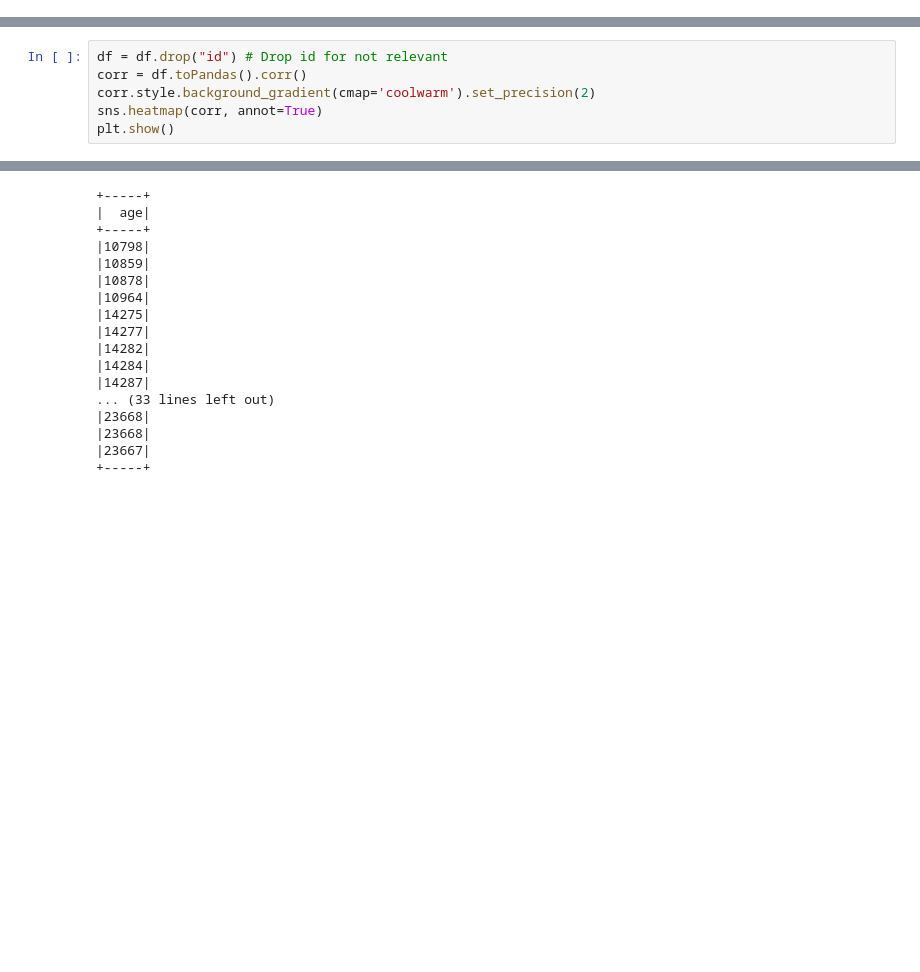
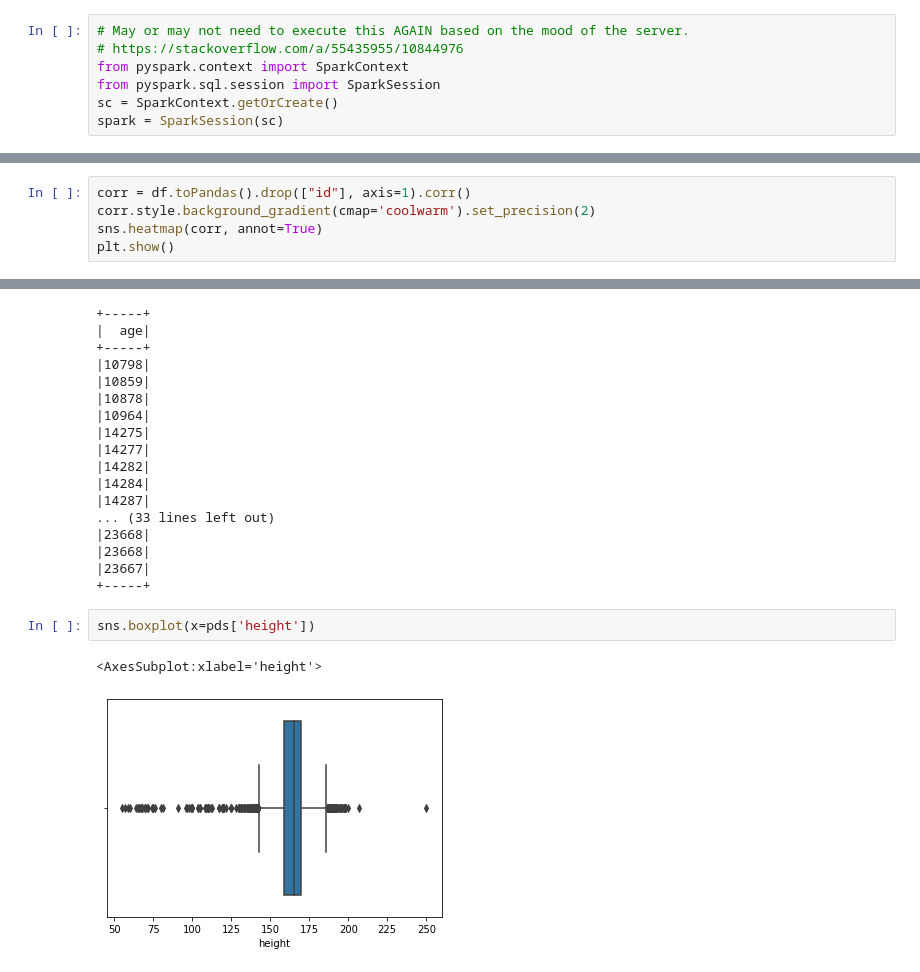
Before and after one commit to ydai992-uoa/INFOSYS722-BDAS, a Jupyter notebook: code/BDAS.ipynb, the cells around one changed output, grey strips where cells are left out. Saved outputs shown, nothing was run; the diff lists cells and outputs as text; blank space fills up the shorter version.

```diff
--- a/code/BDAS.ipynb
+++ b/code/BDAS.ipynb
@@ -30,6 +12,13 @@ findspark.init('/home/ubuntu/spark-2.1.1-bin-hadoop2.7')
 import pyspark
 from pyspark.sql import SparkSession
 spark = SparkSession.builder.appName('basics').getOrCreate()
+# %%
+# May or may not need to execute this AGAIN based on the mood of the server.
+# https://stackoverflow.com/a/55435955/10844976
+from pyspark.context import SparkContext
+from pyspark.sql.session import SparkSession
+sc = SparkContext.getOrCreate()
+spark = SparkSession(sc)
 # %%
 # 2.3
 df = spark.read.option("header",True).option("inferSchema",True).csv('../dataset/cardio_train_preprocessed.csv')
@@ -73,8 +62,7 @@ plt.show()
 # %% [output]
 [figure]
 # %%
-df = df.drop("id") # Drop id for not relevant
-corr = df.toPandas().corr()
+corr = df.toPandas().drop(["id"], axis=1).corr()
 corr.style.background_gradient(cmap='coolwarm').set_precision(2)
 sns.heatmap(corr, annot=True)
 plt.show()
@@ -142,3 +117,8 @@ df.select("age").orderBy(col("age").desc()).limit(20).show()
 |23668|
 |23667|
 +-----+
+# %%
+sns.boxplot(x=pds['height'])
+# %% [output]
+<AxesSubplot:xlabel='height'>
+[figure, added]
```
Also changed, not shown: parts of 28 cells of this notebook.
